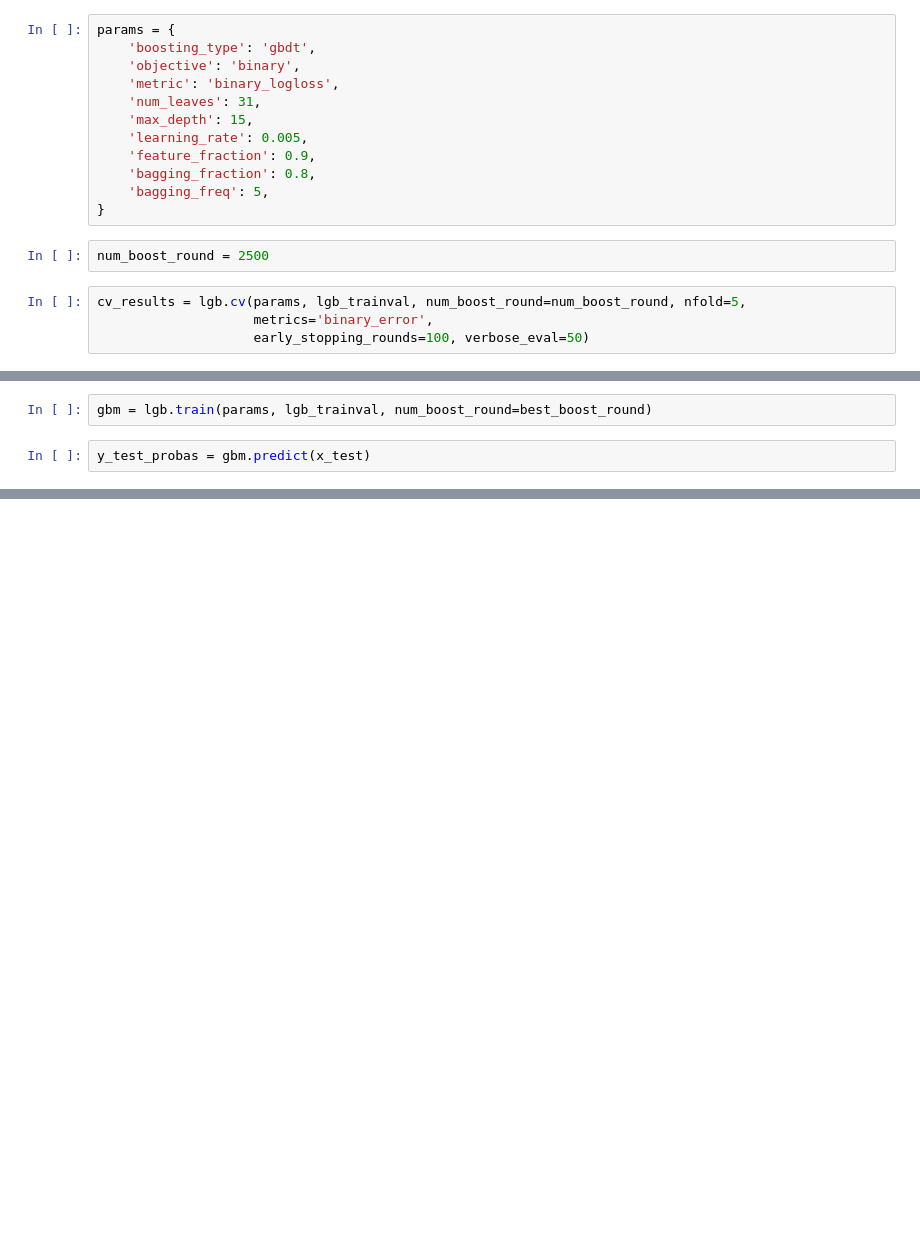
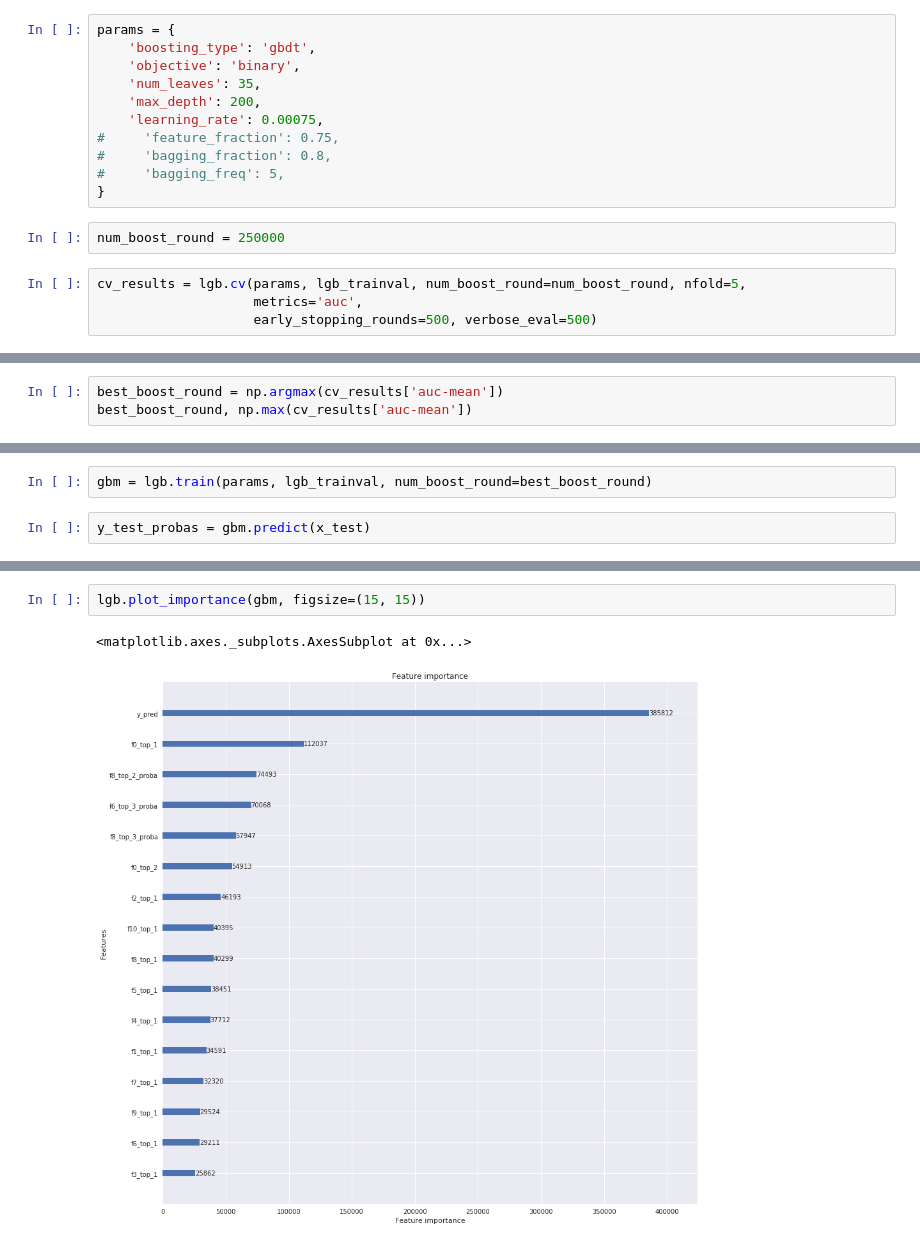
Before and after one commit to vfdev-5/ignite-examples, a Jupyter notebook: classification/imaterialist_challenge_furniture_2018/notebooks/check_train_meta_binary.ipynb, the cells around one changed output, grey strips where cells are left out. Cells and saved outputs as stored; diff of their text form; blank space fills up the shorter version.

```diff
--- a/classification/imaterialist_challenge_furniture_2018/notebooks/check_train_meta_binary.ipynb
+++ b/classification/imaterialist_challenge_furniture_2018/notebooks/check_train_meta_binary.ipynb
@@ -288,18 +226,17 @@ lgb_trainval = lgb.Dataset(x_trainval, label=y_trainval)
 params = {
     'boosting_type': 'gbdt',
     'objective': 'binary',
-    'metric': 'binary_logloss',
-    'num_leaves': 31,
-    'max_depth': 15,
-    'learning_rate': 0.005,
-    'feature_fraction': 0.9,
-    'bagging_fraction': 0.8,
-    'bagging_freq': 5,
+    'num_leaves': 35,
+    'max_depth': 200,
+    'learning_rate': 0.00075,
+#     'feature_fraction': 0.75,
+#     'bagging_fraction': 0.8,
+#     'bagging_freq': 5,
 }
 # %%
-num_boost_round = 2500
+num_boost_round = 250000
 # %%
 cv_results = lgb.cv(params, lgb_trainval, num_boost_round=num_boost_round, nfold=5,
-                    metrics='binary_error',
-                    early_stopping_rounds=100, verbose_eval=50)
+                    metrics='auc',
+                    early_stopping_rounds=500, verbose_eval=500)
 # %% [output]
@@ -321,0 +260,3 @@ best_boost_round = np.argmin(cv_results['binary_error-mean'])
+# %%
+best_boost_round = np.argmax(cv_results['auc-mean'])
+best_boost_round, np.max(cv_results['auc-mean'])
@@ -399,0 +315,5 @@ KeyboardInterrupt:
+# %%
+lgb.plot_importance(gbm, figsize=(15, 15))
+# %% [output]
+<matplotlib.axes._subplots.AxesSubplot at 0x...>
+[figure, added]
```
Also changed, not shown: parts of 103 cells of this notebook, 12 other files.
